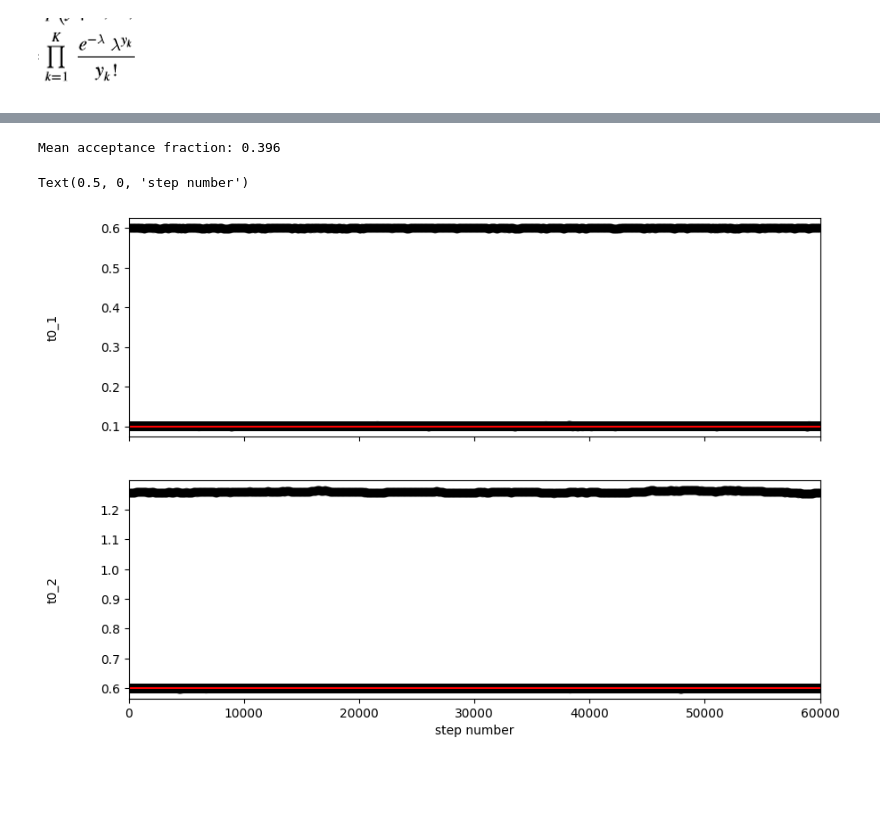
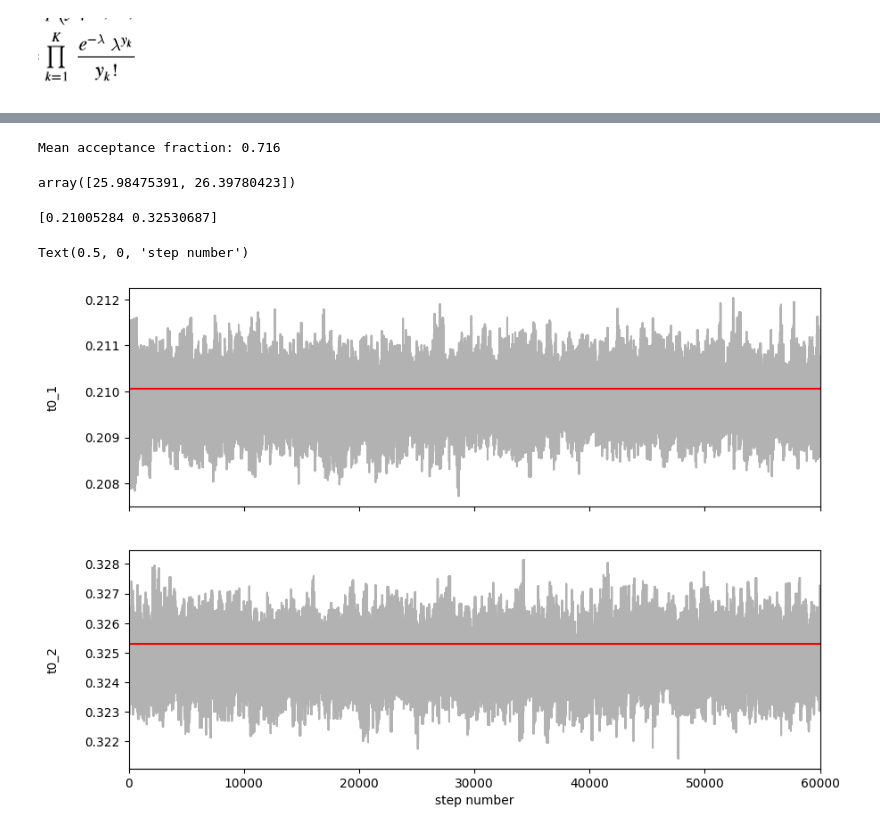
Before and after one commit to Ninavd/FRB-flow, a Jupyter notebook: notebooks/MCMC_simple_model.ipynb, the cells around one changed output, grey strips where cells are left out. Cells and saved outputs as stored; diff of their text form; code cells hidden in the pictures; blank space fills up the shorter version.

Commit message:
MCMC notebook updated

```diff
--- a/notebooks/MCMC_simple_model.ipynb
+++ b/notebooks/MCMC_simple_model.ipynb
@@ -16,3 +19,13 @@ from src.helpers import plot_trace
 from src.simulator import BurstSimulator, Model
+# %%
+# defining the priors
+def get_prior_dict(N):
+    prior_dict = {
+        "t0"  : UniformPrior(x_min=0,    x_max=1,   log=False, enforce_order=True, dim=N),
+        "amp" : UniformPrior(x_min=10,   x_max=300, log=False,  enforce_order=False, dim=N),
+        "rise": UniformPrior(x_min=1e-3, x_max=1,  log=True, enforce_order=False, dim=N),
+        "skew": UniformPrior(x_min=1,    x_max=6,   log=False, enforce_order=False, dim=N)
+    }
+    return prior_dict
 # %%
 time = np.linspace(0, 1.0, 1000)
@@ -353,0 +214,23 @@ fig = corner(samples, labels=["t0_1", "t0_2"], truths=true_t0)
+# %%
+# burn-in of 100 steps
+burn_steps = 300
+steps = 2000
+
+state = sampler.run_mcmc(p0, burn_steps)
+sampler.reset()
+
+# correct walkers with low likelihood (otherwise likely to get stuck)
+rounded_probs = 1000 * np.floor(state.log_prob / 1000)
+low_prob_mask = state.log_prob < np.max(rounded_probs)
+
+variations      = np.ones((sum(low_prob_mask), N)) * np.random.uniform(low=0.9, high=1.1, size=(sum(low_prob_mask), N))
+most_likely_pos = state.coords[np.argmax(state.log_prob)]
+state.coords[low_prob_mask] = most_likely_pos * variations
+
+# burn-in with repositioned walkers
+state = sampler.run_mcmc(state, burn_steps)
+
+sampler.reset()
+
+# running the samples
+sampler.run_mcmc(state, steps, progress=True)
@@ -354,27 +261,28 @@ fig = corner(samples, labels=["t0_1", "t0_2"], truths=true_t0)
 # %%
-tau = sampler.get_autocorr_time()
-print(tau)
-
 print(
     "Mean acceptance fraction: {0:.3f}".format(
         np.mean(sampler.acceptance_fraction)
     )
 )
+tau = sampler.get_autocorr_time()
+tau
 # %% [output]
-Mean acceptance fraction: 0.396
+Mean acceptance fraction: 0.716
+array([25.98475391, 26.39780423])
 # %%
-fig, axes = plt.subplots(2, figsize=(10, 7), sharex=True)
-labels = ["t0_1", "t0_2"]
-
-for i in range(2):
+fig, axes = plt.subplots(ndim, figsize=(10, 7), sharex=True)
+labels = gen_parameter_labels(inf_params, N)
+print(true_values)
+for i in range(ndim):
     ax = axes[i]
-    ax.plot(samples[:, i], "ko", alpha=0.3)
+    ax.plot(samples[:, i], "k-", alpha=0.3)
     ax.set_xlim(0, len(samples))
     ax.set_ylabel(labels[i])
-    ax.hlines([true_t0[i]], xmin=0, xmax=2*nwalkers*steps, color='red')
+    ax.hlines([true_values[i]], xmin=0, xmax=2*nwalkers*steps, color='red')
     ax.yaxis.set_label_coords(-0.1, 0.5)
 
 axes[-1].set_xlabel("step number")
 # %% [output]
-Text(0.5, 0, 'step number')
+[0.21005284 0.32530687]
+Text(0.5, 0, 'step number')
-[figure, old version]
+[figure, new version]
```
Also changed, not shown: parts of 35 cells of this notebook.
